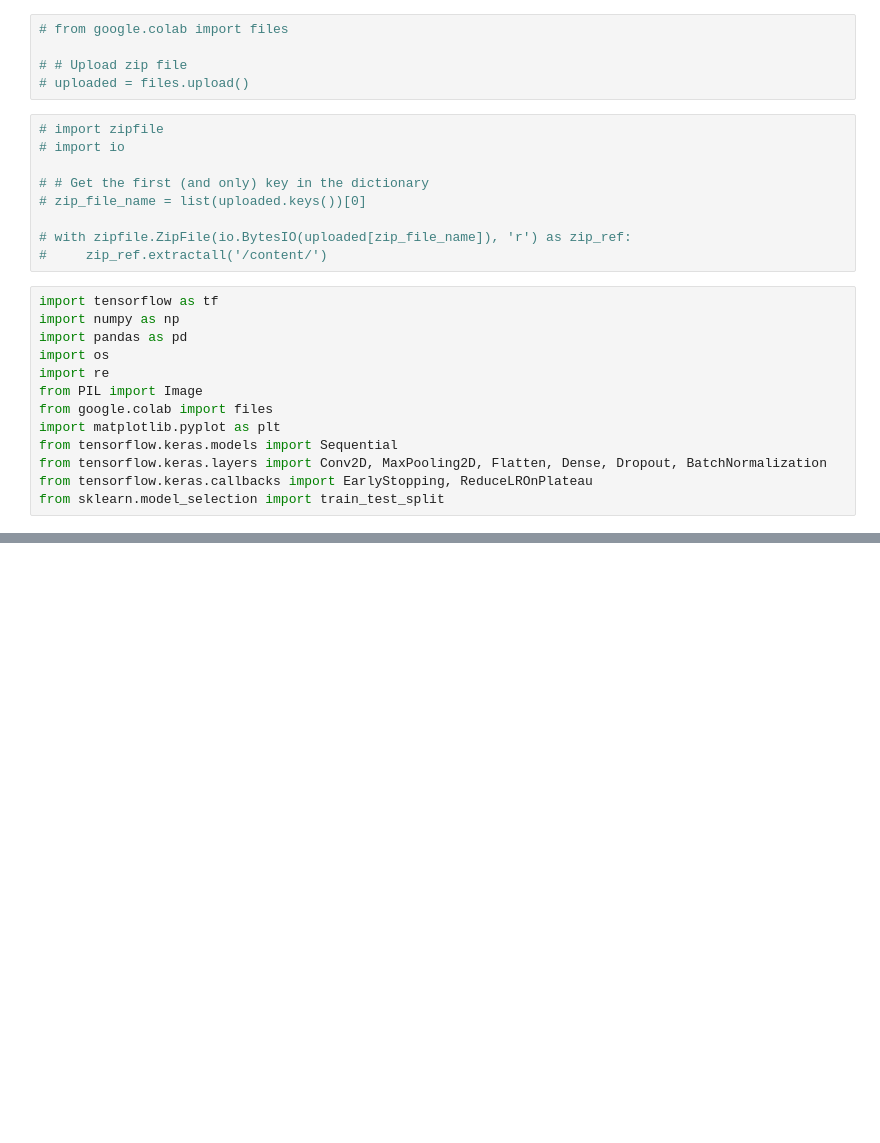
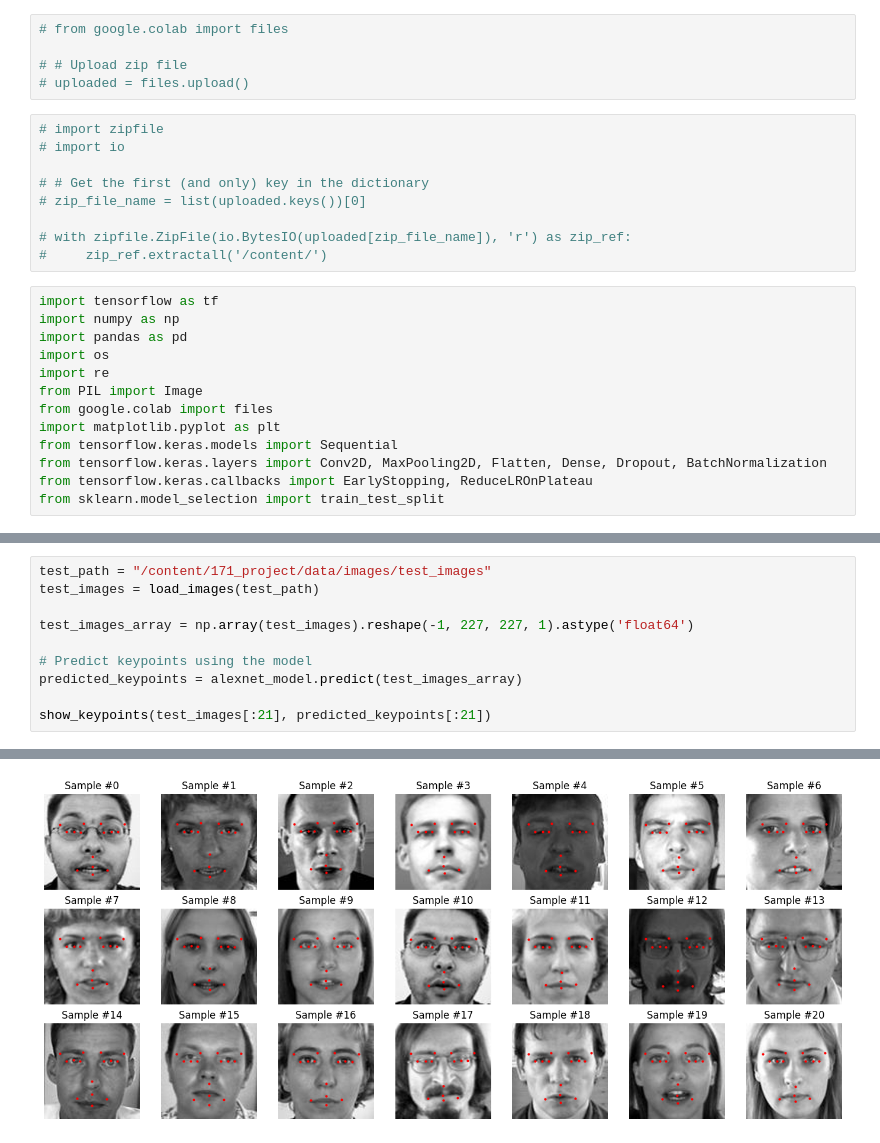
Before and after one commit to pupawar/171_project, a Jupyter notebook: Model/AlexNet.ipynb, the cells around one changed output, grey strips where cells are left out. Saved outputs shown, nothing was run; the diff lists cells and outputs as text; blank space fills up the shorter version.

```diff
--- a/Model/AlexNet.ipynb
+++ b/Model/AlexNet.ipynb
@@ -318,0 +258,11 @@ plt.show()
+# %%
+test_path = "/content/171_project/data/images/test_images"
+test_images = load_images(test_path)
+
+test_images_array = np.array(test_images).reshape(-1, 227, 227, 1).astype('float64')
+
+# Predict keypoints using the model
+predicted_keypoints = alexnet_model.predict(test_images_array)
+
+show_keypoints(test_images[:21], predicted_keypoints[:21])
+# %% [output]
@@ -318,0 +270 @@ plt.show()
+[figure, added]
```
Also changed, not shown: parts of 19 cells of this notebook.
